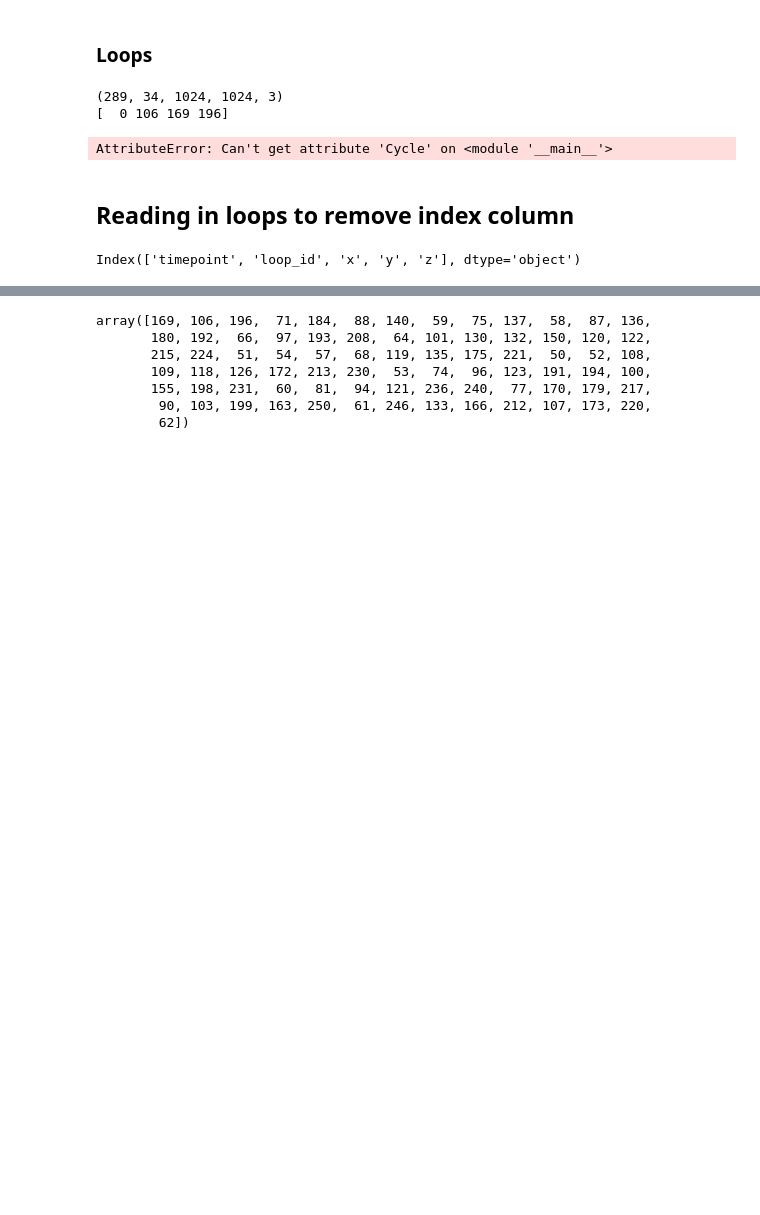
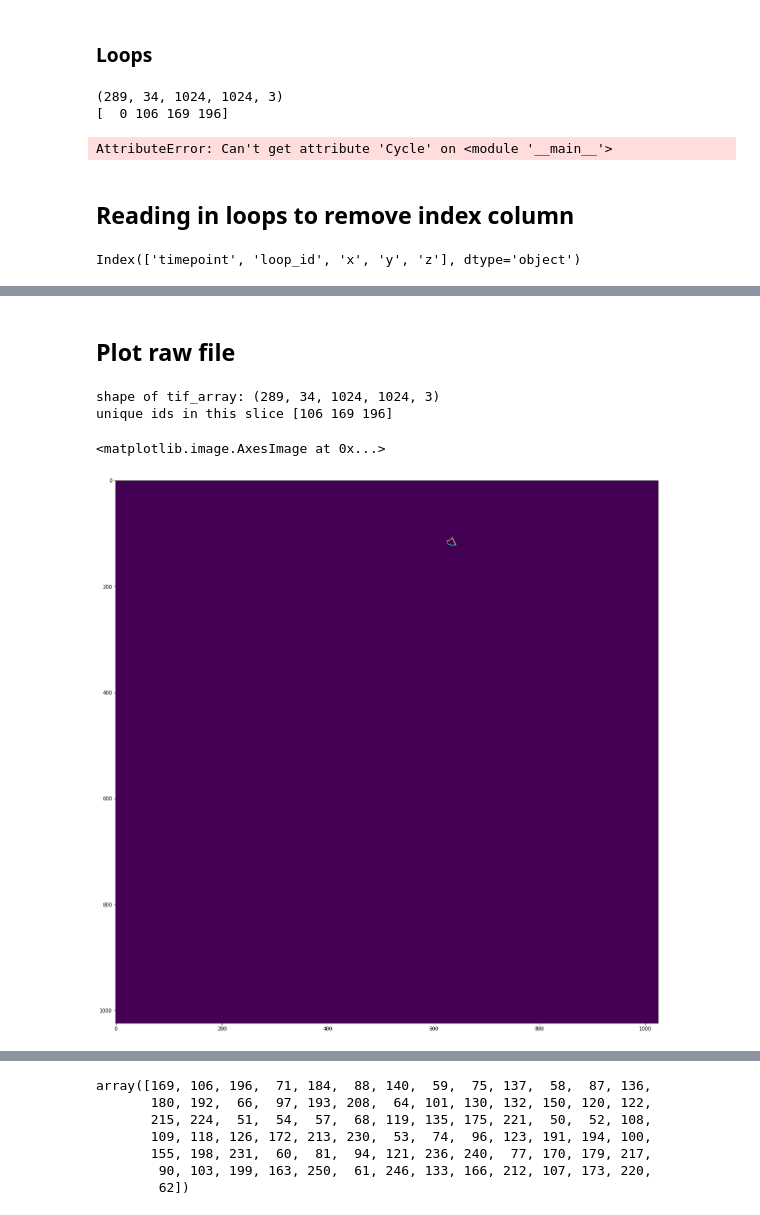
Before and after one commit to gummz/cell, a Jupyter notebook: notebooks/plot_loops.ipynb, the cells around one changed output, grey strips where cells are left out. Drawn from its saved outputs; the diff is of its cells as text; code cells hidden in the pictures; blank space fills up the shorter version.

```diff
--- a/notebooks/plot_loops.ipynb
+++ b/notebooks/plot_loops.ipynb
@@ -32,7 +32,7 @@ tif_load_path = osp.join(data_dir, folder, tif_file)
 
 tif_data = AICSImage(tif_load_path)
 # cmp_array = utils.get_raw_array(cmp_data, t=0).compute()
-tif_array = np.moveaxis(tif_data.get_image_dask_data()[0, :, :, :, :, :], 1, 0)
+tif_array = np.moveaxis(tif_data.get_image_dask_data()[0, :, :, :, :, :], (1, 2, 3), (0, 3, 2))
 tif_array_thresh = dask.array.where(tif_array > 0, 255, 0)
 # %% [output]
 Failed to parse XML for the provided file. Error: not well-formed (invalid token): line 1, column 6
@@ -140,0 +178,16 @@ plt.ylim([0, 1024]);
+# %% [markdown]
+## Plot raw file
+# %%
+plt.figure(figsize=(20, 20))
+print('shape of tif_array:', tif_array.shape)
+print('unique ids in this slice', np.unique((tif_array[tp, 3, :, :, 0]).compute())[1:])
+plot_array = (tif_array[tp, 3, :, :, 0]).compute()
+argwhere = np.argwhere(plot_array == id)
+plt.imshow(plot_array == id)
+# tp = 101, z_slice = 3 or 12
+# both raw and terse files have a loop id in both these slices
+# %% [output]
+shape of tif_array: (289, 34, 1024, 1024, 3)
+unique ids in this slice [106 169 196]
+<matplotlib.image.AxesImage at 0x...>
+[figure, added]
```
Also changed, not shown: parts of 9 cells of this notebook.
